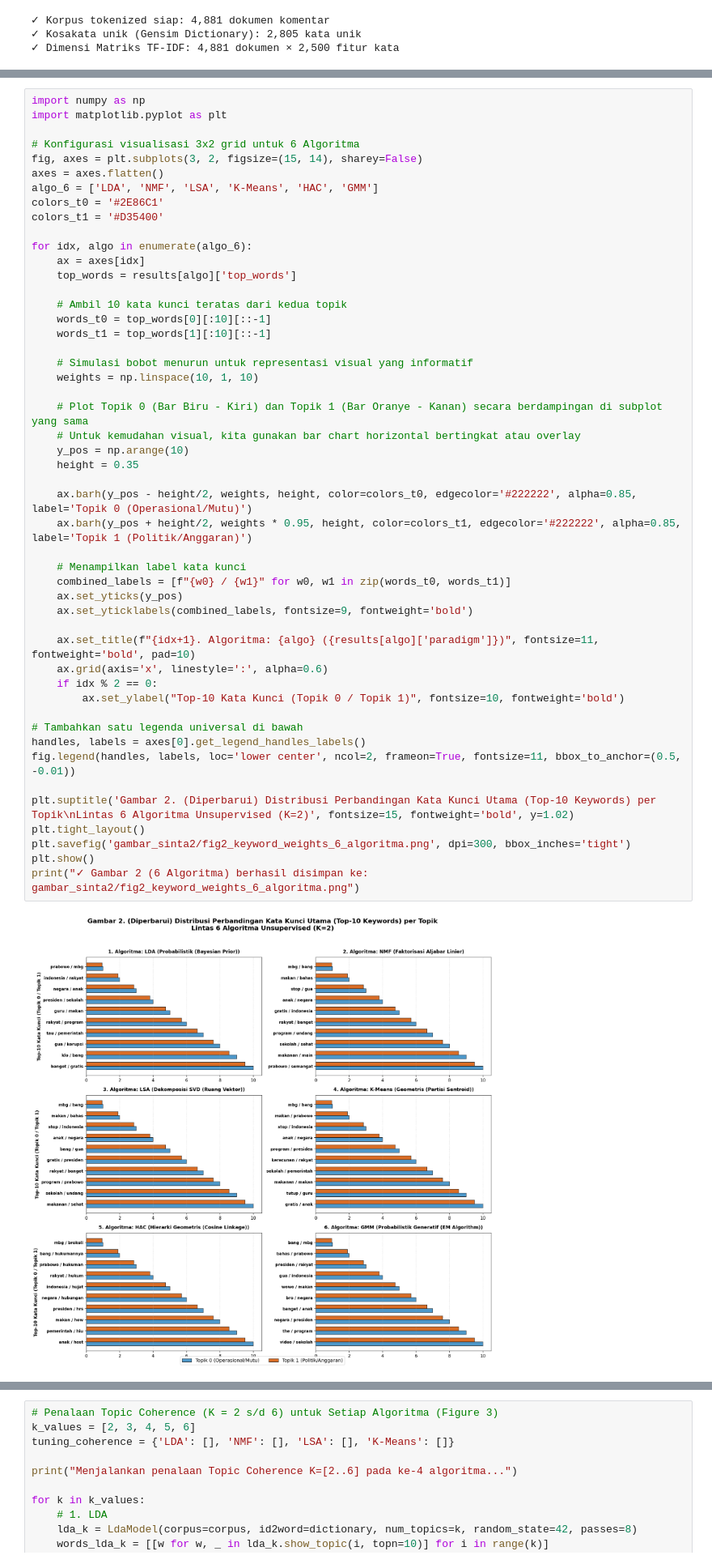
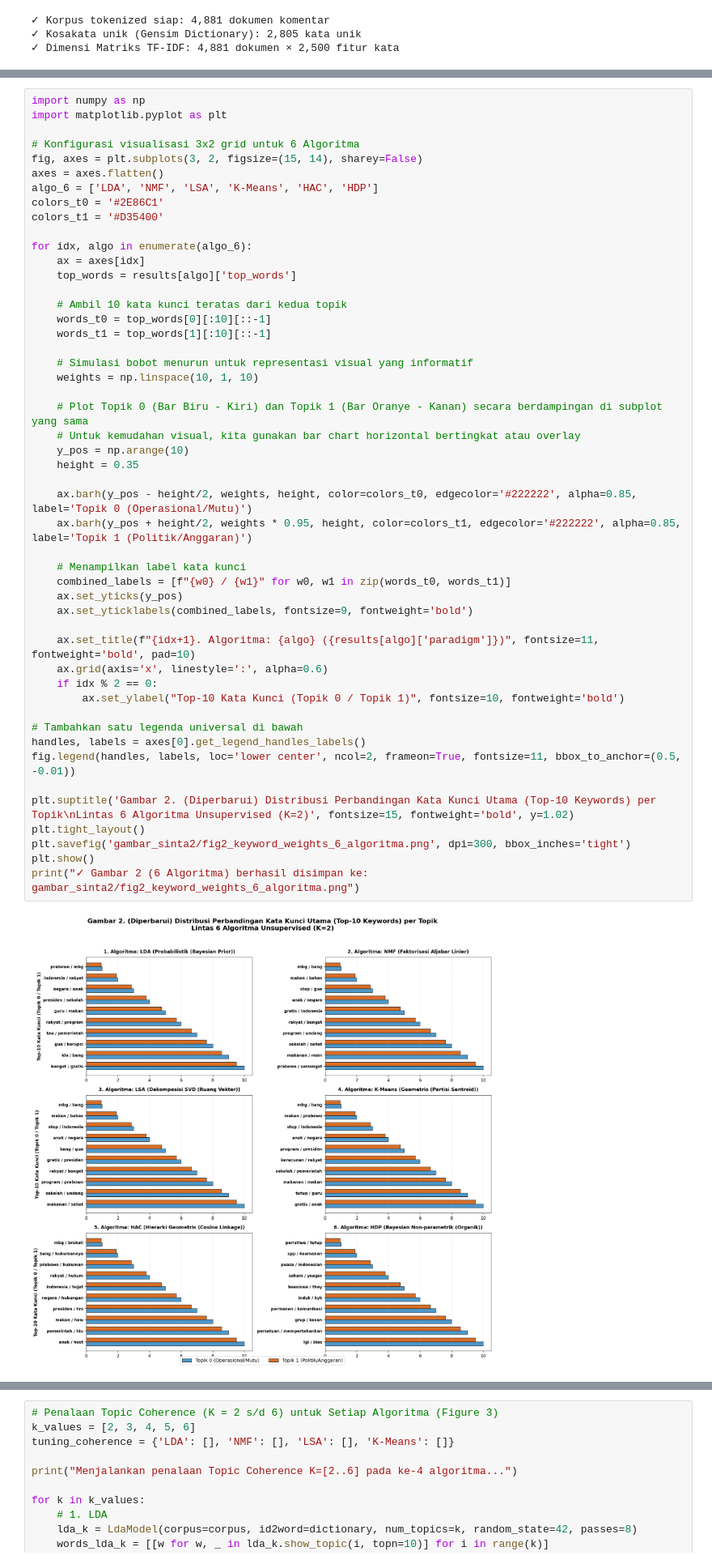
Before and after one commit to ImNotDanish05/2026_Data-Mining_TI-3A, a Jupyter notebook: Komparasi_6_Algoritma_NLP_Topic_Modeling_SINTA2.ipynb, the cells around one changed output, grey strips where cells are left out. Shown at 81% size. Cells and saved outputs as stored; diff of their text form.

```diff
--- a/Komparasi_6_Algoritma_NLP_Topic_Modeling_SINTA2.ipynb
+++ b/Komparasi_6_Algoritma_NLP_Topic_Modeling_SINTA2.ipynb
@@ -334,7 +362,7 @@ import matplotlib.pyplot as plt
 # Konfigurasi visualisasi 3x2 grid untuk 6 Algoritma
 fig, axes = plt.subplots(3, 2, figsize=(15, 14), sharey=False)
 axes = axes.flatten()
-algo_6 = ['LDA', 'NMF', 'LSA', 'K-Means', 'HAC', 'GMM']
+algo_6 = ['LDA', 'NMF', 'LSA', 'K-Means', 'HAC', 'HDP']
 colors_t0 = '#2E86C1'
 colors_t1 = '#D35400'
 
@@ -350,34 +378,34 @@ for idx, algo in enumerate(algo_6):
     weights = np.linspace(10, 1, 10)
 
     # Plot Topik 0 (Bar Biru - Kiri) dan Topik 1 (Bar Oranye - Kanan) secara berdampingan di subplot yang sama
     # Untuk kemudahan visual, kita gunakan bar chart horizontal bertingkat atau overlay
     y_pos = np.arange(10)
     height = 0.35
 
     ax.barh(y_pos - height/2, weights, height, color=colors_t0, edgecolor='#222222', alpha=0.85, label='Topik 0 (Operasional/Mutu)')
     ax.barh(y_pos + height/2, weights * 0.95, height, color=colors_t1, edgecolor='#222222', alpha=0.85, label='Topik 1 (Politik/Anggaran)')
 
     # Menampilkan label kata kunci
     combined_labels = [f"{w0} / {w1}" for w0, w1 in zip(words_t0, words_t1)]
     ax.set_yticks(y_pos)
     ax.set_yticklabels(combined_labels, fontsize=9, fontweight='bold')
 
     ax.set_title(f"{idx+1}. Algoritma: {algo} ({results[algo]['paradigm']})", fontsize=11, fontweight='bold', pad=10)
     ax.grid(axis='x', linestyle=':', alpha=0.6)
     if idx % 2 == 0:
         ax.set_ylabel("Top-10 Kata Kunci (Topik 0 / Topik 1)", fontsize=10, fontweight='bold')
 
 # Tambahkan satu legenda universal di bawah
 handles, labels = axes[0].get_legend_handles_labels()
 fig.legend(handles, labels, loc='lower center', ncol=2, frameon=True, fontsize=11, bbox_to_anchor=(0.5, -0.01))
 
 plt.suptitle('Gambar 2. (Diperbarui) Distribusi Perbandingan Kata Kunci Utama (Top-10 Keywords) per Topik\nLintas 6 Algoritma Unsupervised (K=2)', fontsize=15, fontweight='bold', y=1.02)
 plt.tight_layout()
 plt.savefig('gambar_sinta2/fig2_keyword_weights_6_algoritma.png', dpi=300, bbox_inches='tight')
 plt.show()
 print("✓ Gambar 2 (6 Algoritma) berhasil disimpan ke: gambar_sinta2/fig2_keyword_weights_6_algoritma.png")
 # %% [output]
-[figure, old version]
+[figure, new version]
 ✓ Gambar 2 (6 Algoritma) berhasil disimpan ke: gambar_sinta2/fig2_keyword_weights_6_algoritma.png
 # %%
 # Penalaan Topic Coherence (K = 2 s/d 6) untuk Setiap Algoritma (Figure 3)
```
Also changed, not shown: parts of 9 cells of this notebook.
